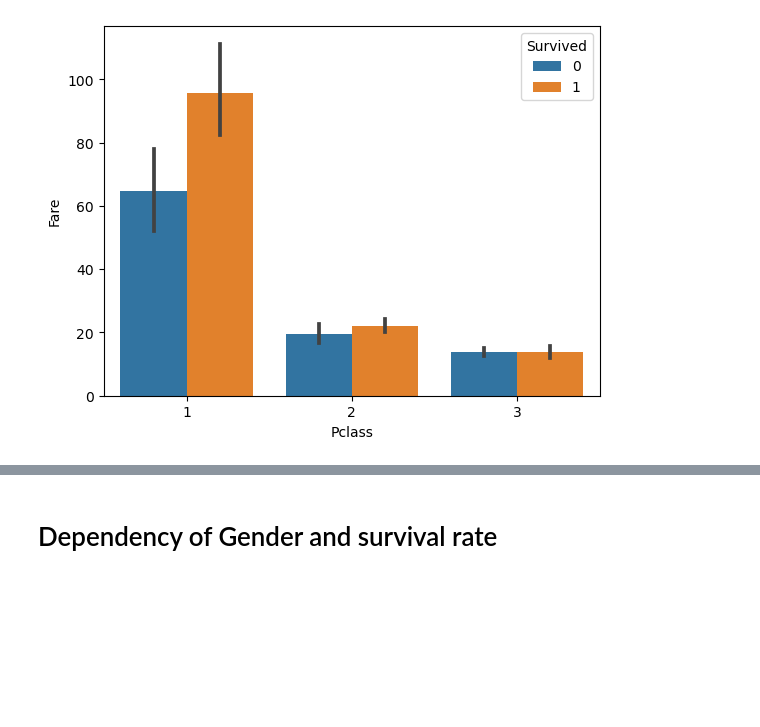
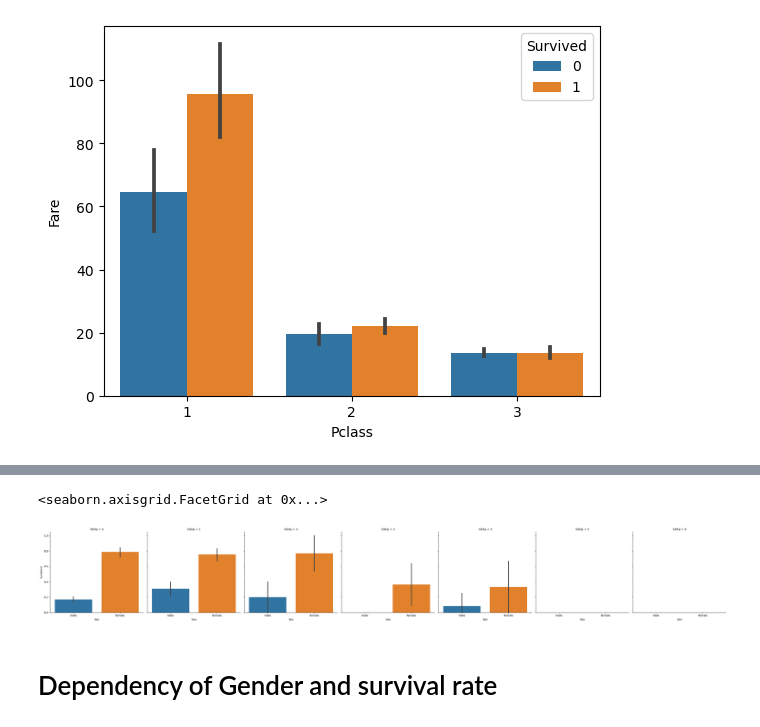
Before and after one commit to Moukthika1253/Mou_DataMining_TermProject, a Jupyter notebook: titanic_classification.ipynb, the cells around one changed output, grey strips where cells are left out. Saved outputs shown, nothing was run; the diff lists cells and outputs as text; code cells hidden in the pictures; blank space fills up the shorter version.

```diff
--- a/titanic_classification.ipynb
+++ b/titanic_classification.ipynb
@@ -149,3 +158,8 @@ sns.barplot(data=training_data,x="Pclass",y="Fare",hue="Survived")
+# %%
+sns.catplot(data=training_data,x="Sex",col="SibSp",kind="bar",y="Survived")
+# %% [output]
+<seaborn.axisgrid.FacetGrid at 0x...>
+[figure, added]
 # %% [markdown]
 # Dependency of Gender and survival rate
 # %%
```
Also changed, not shown: parts of 3 cells of this notebook.
